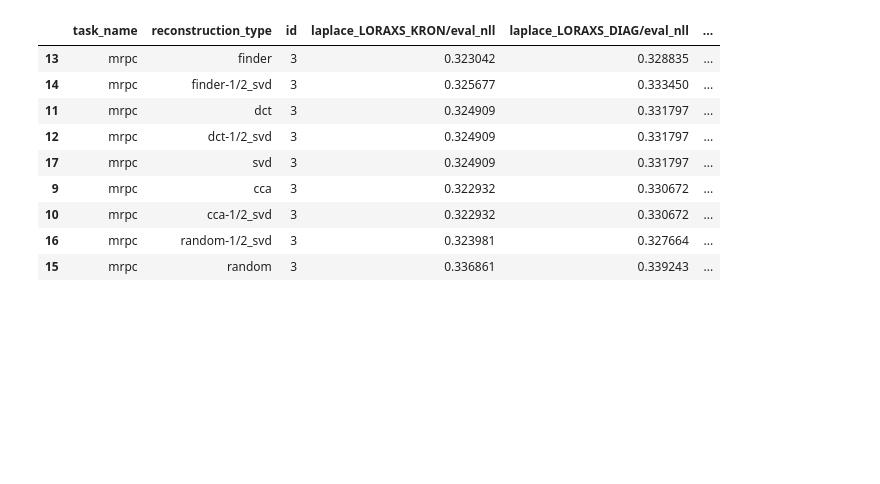
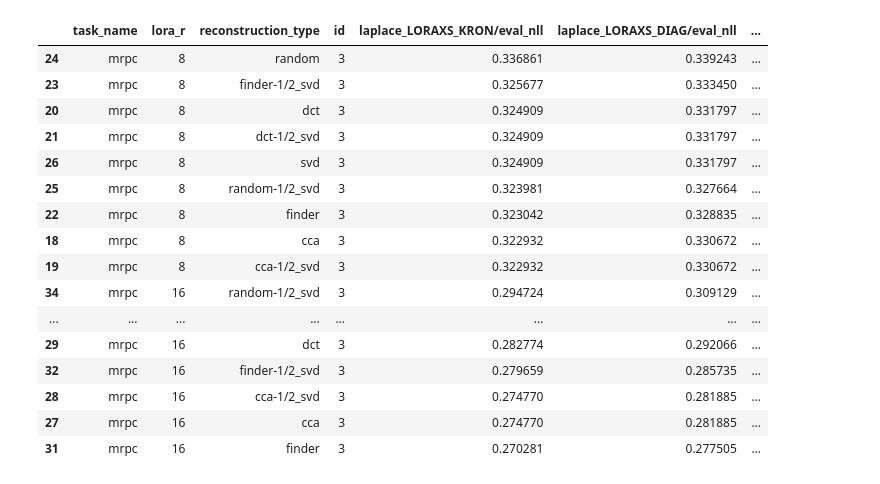
Before and after one commit to gmum/bayesian-finetuning, a Jupyter notebook: experiments/results_analysis_of_exp_roberta_alternative_projections.ipynb, the cells around one changed output. Drawn from its saved outputs; the diff is of its cells as text; code cells hidden in the pictures; blank space fills up the shorter version.

Commit message:
Add analysis of roberta + alternative projections

```diff
--- a/experiments/results_analysis_of_exp_roberta_alternative_projections.ipynb
+++ b/experiments/results_analysis_of_exp_roberta_alternative_projections.ipynb
@@ -132,0 +519,4 @@ df = pd.DataFrame(cfgs)
+# %%
+df0 = pd.read_csv(f"results/results_analysis_of_exp_roberta_alternative_projections_{CHECKPOINT_EPOCH}.csv")
+# %%
+df = df0.copy()
@@ -133,5 +831,5 @@ df = pd.DataFrame(cfgs)
 # %%
-df = df.groupby(["task_name", "reconstruction_type"]).agg({'id':'count',
+df = df.groupby(["task_name", "lora_r", "reconstruction_type"]).agg({'id':'count',
                                                      'laplace_LORAXS_KRON/eval_nll': 'mean',
                                                      'laplace_LORAXS_DIAG/eval_nll': 'mean',
                                                      'laplace/base_eval_nll': 'mean',
@@ -160,15 +872,22 @@ df_cola.sort_values(by="laplace_LORAXS_KRON/eval_acc", ascending=False)
 # %%
 df_mrpc = df[df["task_name"]=="mrpc"]
 # %%
-df_mrpc.sort_values(by="laplace_LORAXS_KRON/eval_acc", ascending=False)
+df_mrpc.sort_values(by="laplace_LORAXS_KRON/eval_nll", ascending=False)
 # %% [output]
-|  | task_name | reconstruction_type | id | laplace_LORAXS_KRON/eval_nll | laplace_LORAXS_DIAG/eval_nll | ... |
-| 13 | mrpc | finder | 3 | 0.323042 | 0.328835 | ... |
-| 14 | mrpc | finder-1/2_svd | 3 | 0.325677 | 0.333450 | ... |
-| 11 | mrpc | dct | 3 | 0.324909 | 0.331797 | ... |
-| 12 | mrpc | dct-1/2_svd | 3 | 0.324909 | 0.331797 | ... |
-| 17 | mrpc | svd | 3 | 0.324909 | 0.331797 | ... |
-| 9 | mrpc | cca | 3 | 0.322932 | 0.330672 | ... |
-| 10 | mrpc | cca-1/2_svd | 3 | 0.322932 | 0.330672 | ... |
-| 16 | mrpc | random-1/2_svd | 3 | 0.323981 | 0.327664 | ... |
-| 15 | mrpc | random | 3 | 0.336861 | 0.339243 | ... |
+|  | task_name | lora_r | reconstruction_type | id | laplace_LORAXS_KRON/eval_nll | laplace_LORAXS_DIAG/eval_nll | ... |
+| 24 | mrpc | 8 | random | 3 | 0.336861 | 0.339243 | ... |
+| 23 | mrpc | 8 | finder-1/2_svd | 3 | 0.325677 | 0.333450 | ... |
+| 20 | mrpc | 8 | dct | 3 | 0.324909 | 0.331797 | ... |
+| 21 | mrpc | 8 | dct-1/2_svd | 3 | 0.324909 | 0.331797 | ... |
+| 26 | mrpc | 8 | svd | 3 | 0.324909 | 0.331797 | ... |
+| 25 | mrpc | 8 | random-1/2_svd | 3 | 0.323981 | 0.327664 | ... |
+| 22 | mrpc | 8 | finder | 3 | 0.323042 | 0.328835 | ... |
+| 18 | mrpc | 8 | cca | 3 | 0.322932 | 0.330672 | ... |
+| 19 | mrpc | 8 | cca-1/2_svd | 3 | 0.322932 | 0.330672 | ... |
+| 34 | mrpc | 16 | random-1/2_svd | 3 | 0.294724 | 0.309129 | ... |
+| ... | ... | ... | ... | ... | ... | ... | ... |
+| 29 | mrpc | 16 | dct | 3 | 0.282774 | 0.292066 | ... |
+| 32 | mrpc | 16 | finder-1/2_svd | 3 | 0.279659 | 0.285735 | ... |
+| 28 | mrpc | 16 | cca-1/2_svd | 3 | 0.274770 | 0.281885 | ... |
+| 27 | mrpc | 16 | cca | 3 | 0.274770 | 0.281885 | ... |
+| 31 | mrpc | 16 | finder | 3 | 0.270281 | 0.277505 | ... |
```
Also changed, not shown: parts of 27 cells of this notebook, 1 other file.
